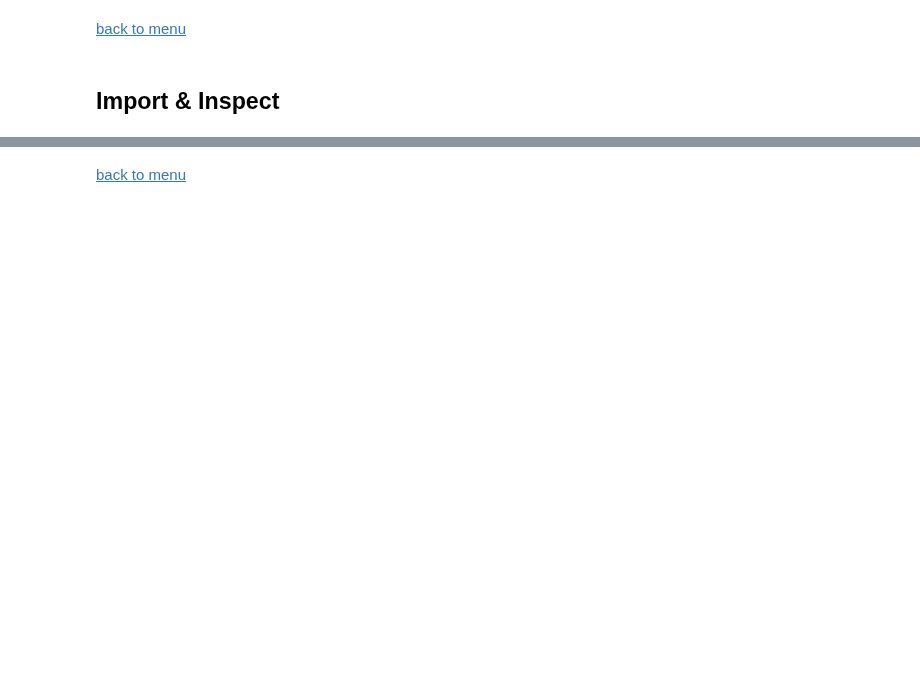
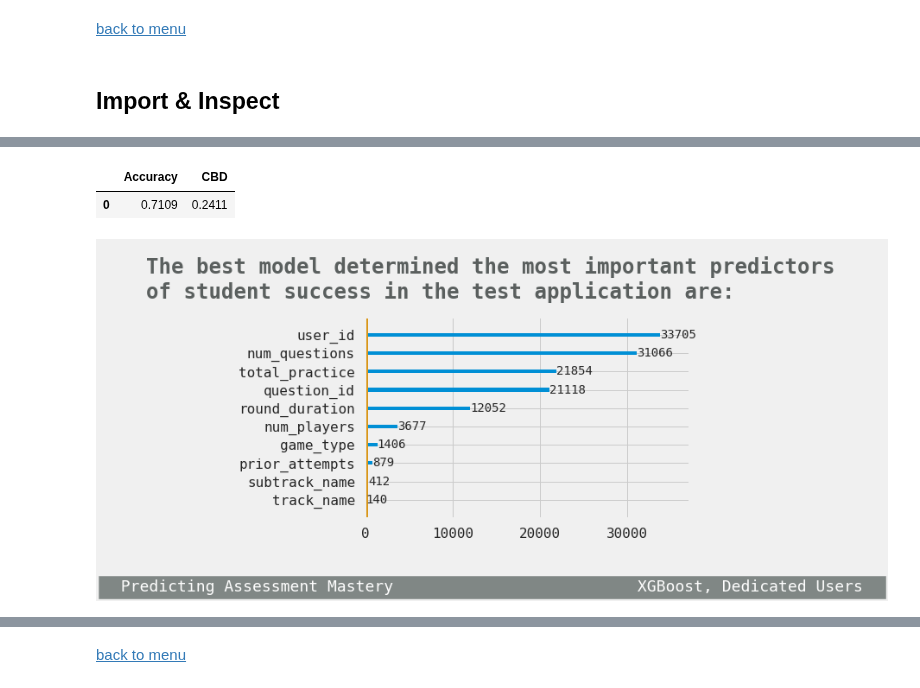
Before and after one commit to oserttas-math/predicting_assessment_mastery, a Jupyter notebook: notebooks/machine_learning_analysis.ipynb, the cells around one changed output, grey strips where cells are left out. Cells and saved outputs as stored; diff of their text form; code cells hidden in the pictures; blank space fills up the shorter version.

Commit message:
Add final notes and reports.

```diff
--- a/notebooks/machine_learning_analysis.ipynb
+++ b/notebooks/machine_learning_analysis.ipynb
@@ -1037,0 +441,3 @@ write.csv(submission_df, file="submission_lmer.csv", row.names=FALSE)
+# %%
+atleast_30 = gmat.groupby('user_id').filter(lambda x: x['user_id'].count() >= 30)
+len(atleast_30)
@@ -1037,0 +446,3 @@ write.csv(submission_df, file="submission_lmer.csv", row.names=FALSE)
+# %%
+gmat_sample = atleast_30.sample(250000, weights=gmat.user_id, axis=0, random_state=0)
+len(gmat_sample)
@@ -1037,0 +451,5 @@ write.csv(submission_df, file="submission_lmer.csv", row.names=FALSE)
+# %%
+X = gmat_sample.drop('correct', axis=1)
+y = gmat_sample.correct
+
+X_train, X_test, y_train, y_test = train_test_split(X, y, train_size=0.8, random_state=0)
@@ -1037,0 +487,39 @@ write.csv(submission_df, file="submission_lmer.csv", row.names=FALSE)
+# %%
+clf = xgb.XGBClassifier(**search.best_params_, objective='binary:logistic', n_jobs=-1)
+clf.fit(X_train, y_train)
+
+predictions = clf.predict(X_test)
+probabilities = clf.predict_proba(X_test)[:, 1]
+
+xgboost_30 = model_summary(y_test, predictions, probabilities, model_name='xgboost_30')
+all_models = pd.concat([all_models, xgboost_30])
+xgboost_30[['Accuracy', 'CBD']]
+# %% [output]
+|  | Accuracy | CBD |
+| 0 | 0.7109 | 0.2411 |
+# %%
+# Create bar plot for outcome distribution:
+plt.style.use('fivethirtyeight')
+from matplotlib import rcParams
+rcParams['font.family'] = 'monospace'
+
+# fig, ax = plt.subplots(figsize=(12, 8))
+features_grph = xgb.plot_importance(clf)
+features_grph.axvline(x=0, color='#D9971A', linewidth=7)
+
+# Create axis labels and the title:
+features_grph.xaxis.label.set_visible(False)
+features_grph.yaxis.label.set_visible(False)
+features_grph.title.set_visible(False)
+features_grph.text(x=-30000, y=-5,
+                  s='  Predicting Assessment Mastery                          XGBoost, Dedicated Users  ',
+                  fontsize=18, color='#ffffff', backgroundcolor='#808785')
+
+# Add a title bar with some space at the top:
+features_grph.text(x=0, y=13, s=' ', fontsize=24)
+features_grph.text(x=-25000, y=11, s='The best model determined the most important predictors\nof student success in the test application are:', fontsize=24, weight='bold', color='#5A5F5E')
+
+# Save and display the plot:
+plt.savefig('../reports/figures/strongest_features.png', bbox_inches='tight');
+# %% [output]
+[figure, added]
```
Also changed, not shown: parts of 147 cells of this notebook, 17 other files.
